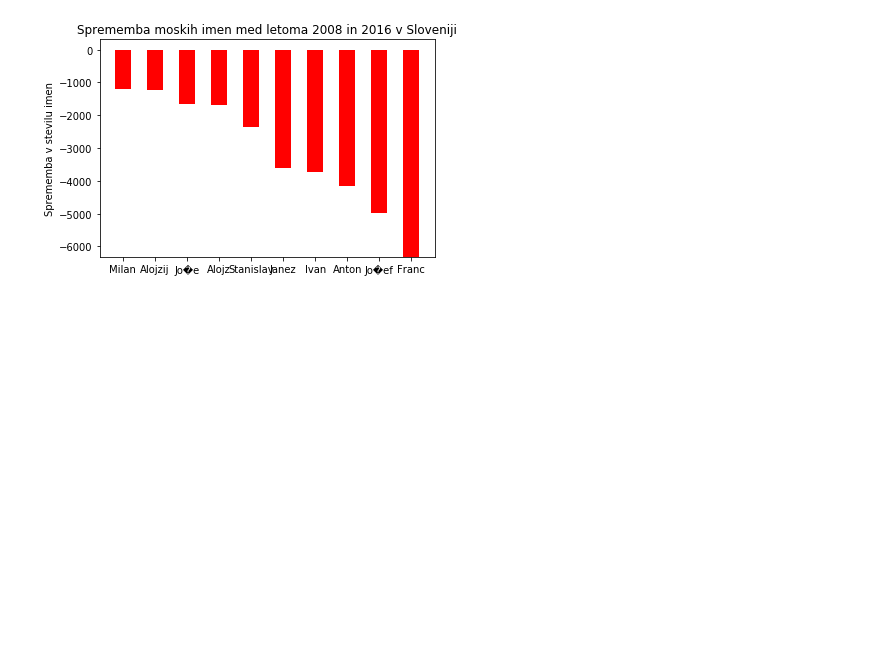
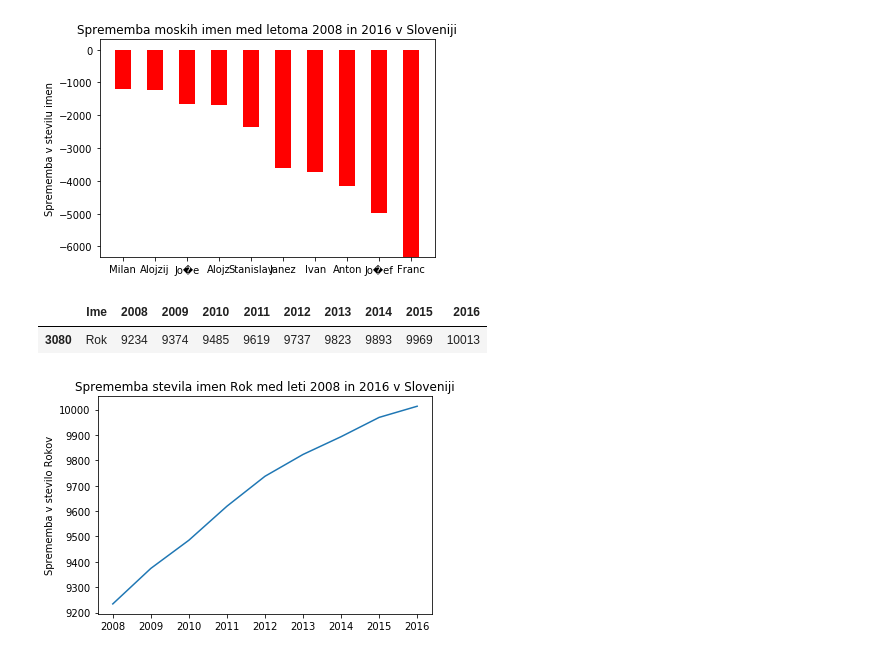
Before and after one commit to RokKos/DataAnalysis, a Jupyter notebook: NamesInSLovenia.ipynb, the cells around one changed output. Saved outputs shown, nothing was run; the diff lists cells and outputs as text; code cells hidden in the pictures; blank space fills up the shorter version.

Commit message:
Added changes in name Rok between years 2008 and 2016
And also added missing .csv file with all the data

```diff
--- a/NamesInSLovenia.ipynb
+++ b/NamesInSLovenia.ipynb
@@ -141,3 +141,23 @@ plt.title('Sprememba moskih imen med letoma 2008 in 2016 v Sloveniji')
 plt.show()
 # %% [output]
 [figure]
+# %%
+# Get data of growing one name over years
+condition = data['Ime'] == 'Rok'
+growing_number_data = data[condition]
+growing_number_data
+# %% [output]
+|  | Ime | 2008 | 2009 | 2010 | 2011 | 2012 | 2013 | 2014 | 2015 | 2016 |
+| 3080 | Rok | 9234 | 9374 | 9485 | 9619 | 9737 | 9823 | 9893 | 9969 | 10013 |
+# %%
+# Plotting
+plot_value = growing_number_data[years].values.tolist()[0]
+plot_name = years
+
+plt.plot(plot_name, plot_value)
+plt.ylabel('Sprememba v stevilo Rokov')
+plt.title('Sprememba stevila imen Rok med leti 2008 in 2016 v Sloveniji')
+
+plt.show()
+# %% [output]
+[figure, added]
```
Also changed, not shown: 1 other file.
